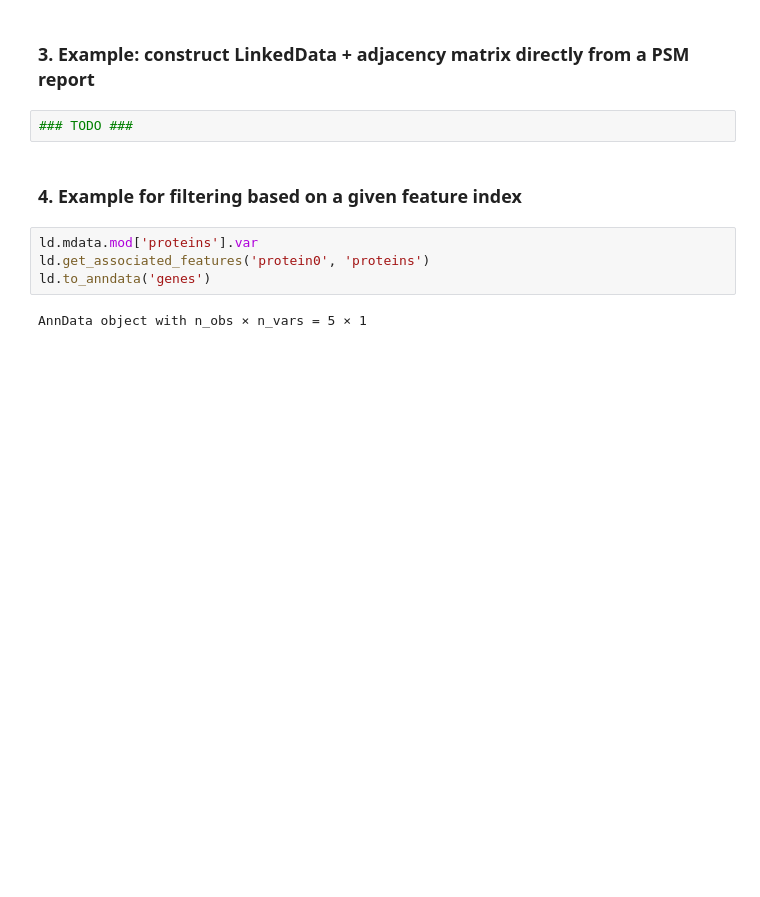
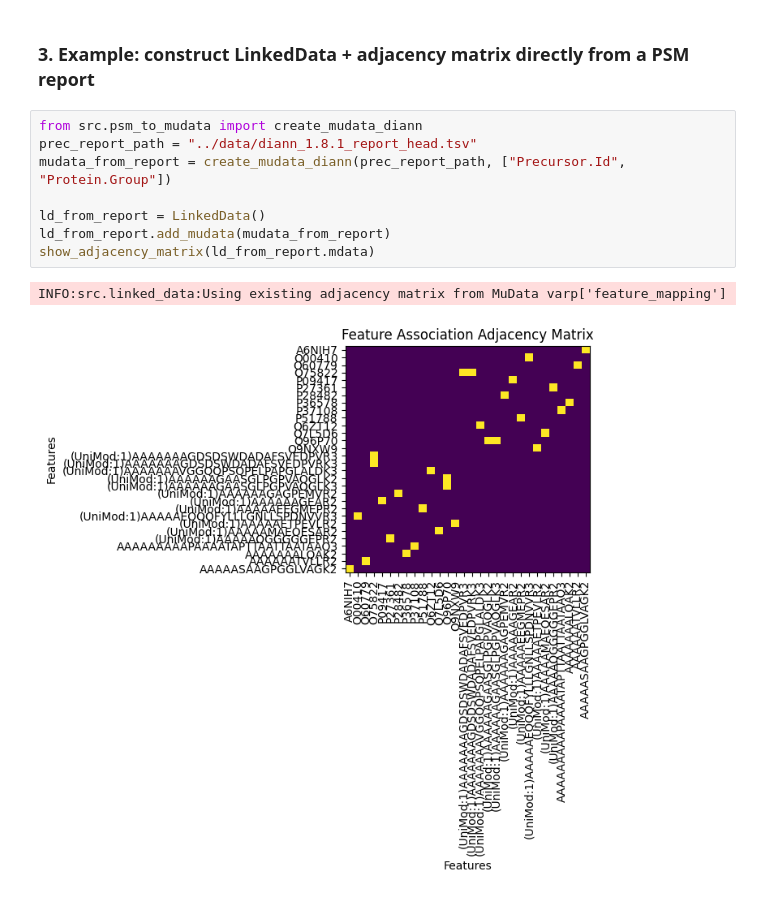
Before and after one commit to scverse/202603_hackathon_proteomics, a Jupyter notebook: msmudata/notebooks/linked_data_draft.ipynb, the cells around one changed output. Saved outputs shown, nothing was run; the diff lists cells and outputs as text; blank space fills up the shorter version.

```diff
--- a/msmudata/notebooks/linked_data_draft.ipynb
+++ b/msmudata/notebooks/linked_data_draft.ipynb
@@ -49,12 +49,13 @@ show_adjacency_matrix(ld.mdata)
 # %% [markdown]
 ### 3. Example: construct LinkedData + adjacency matrix directly from a PSM report
 # %%
-### TODO ###
+from src.psm_to_mudata import create_mudata_diann
+prec_report_path = "../data/diann_1.8.1_report_head.tsv"
+mudata_from_report = create_mudata_diann(prec_report_path, ["Precursor.Id", "Protein.Group"])
+
+ld_from_report = LinkedData()
+ld_from_report.add_mudata(mudata_from_report)
+show_adjacency_matrix(ld_from_report.mdata)
+# %% [output]
+INFO:src.linked_data:Using existing adjacency matrix from MuData varp['feature_mapping']
+[figure, added]
-# %% [markdown]
-### 4. Example for filtering based on a given feature index
-# %%
-ld.mdata.mod['proteins'].var
-ld.get_associated_features('protein0', 'proteins')
-ld.to_anndata('genes')
-# %% [output]
-AnnData object with n_obs × n_vars = 5 × 1
```
Also changed, not shown: 1 other file.
